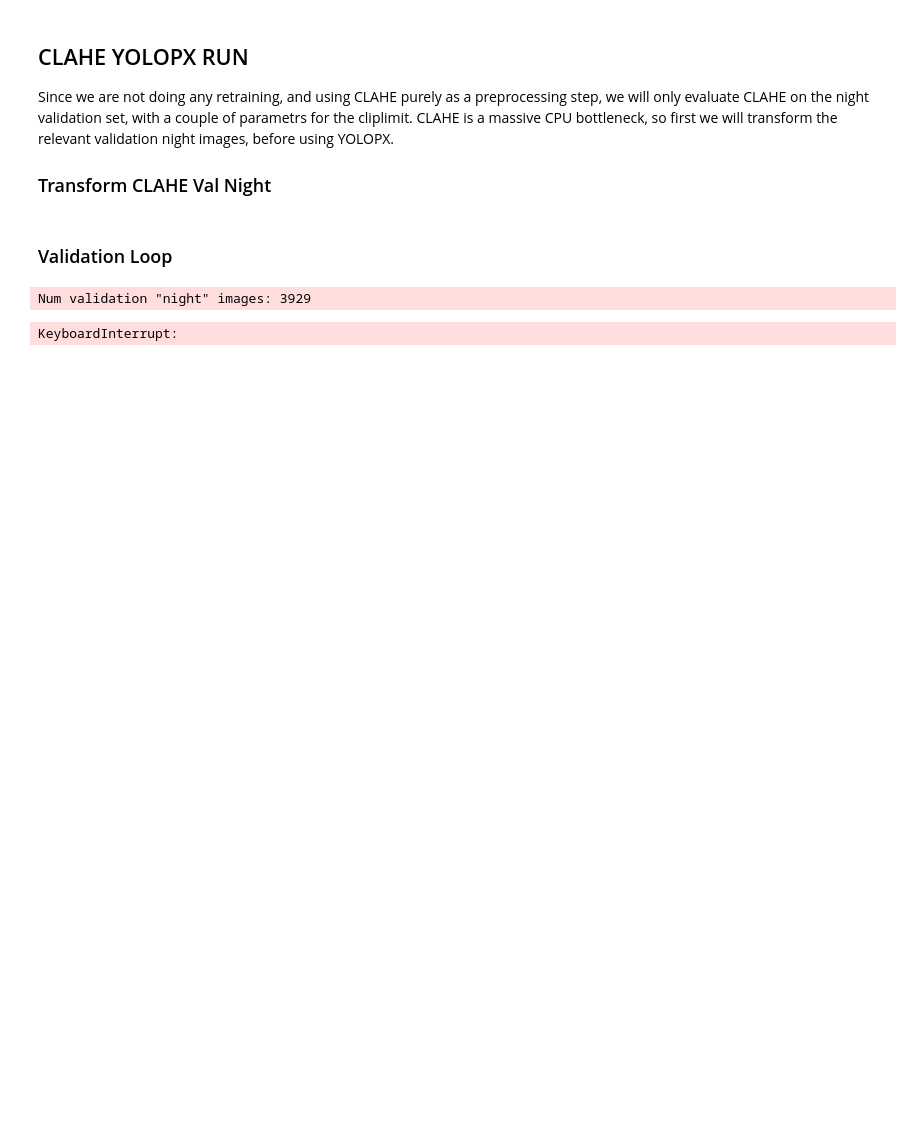
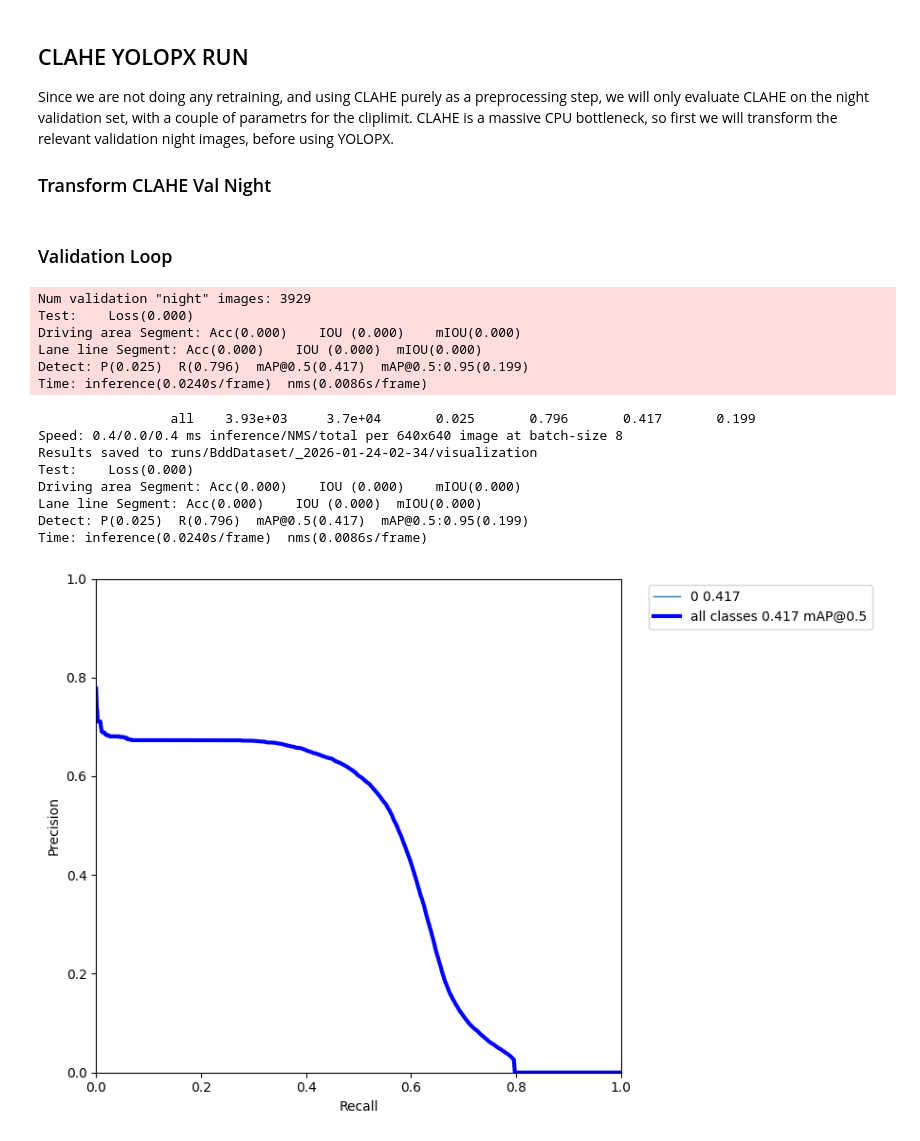
Before and after one commit to jsluijter02/LightSB_YOLO, a Jupyter notebook: notebooks/2_CLAHE_baseline.ipynb, the cells around one changed output. Drawn from its saved outputs; the diff is of its cells as text; code cells hidden in the pictures; blank space fills up the shorter version.

```diff
--- a/notebooks/2_CLAHE_baseline.ipynb
+++ b/notebooks/2_CLAHE_baseline.ipynb
@@ -218,8 +220,23 @@ os.makedirs(CLAHE_path, exist_ok=True)
 # %% [markdown]
 ### Validation Loop
 # %%
-model.set_image_path("CLAHE_images/clip_limit_1")
+model.config.defrost()
+model.set_image_path("CLAHE_images/clip_limit_2")
+model.config.freeze()
 model.validate('night')
 # %% [output]
 Num validation "night" images: 3929
+Test:    Loss(0.000)
+Driving area Segment: Acc(0.000)    IOU (0.000)    mIOU(0.000)
+Lane line Segment: Acc(0.000)    IOU (0.000)  mIOU(0.000)
+Detect: P(0.025)  R(0.796)  mAP@0.5(0.417)  mAP@0.5:0.95(0.199)
+Time: inference(0.0240s/frame)  nms(0.0086s/frame)
-KeyboardInterrupt:
+                 all    3.93e+03     3.7e+04       0.025       0.796       0.417       0.199
+Speed: 0.4/0.0/0.4 ms inference/NMS/total per 640x640 image at batch-size 8
+Results saved to runs/BddDataset/_2026-01-24-02-34/visualization
+Test:    Loss(0.000)
+Driving area Segment: Acc(0.000)    IOU (0.000)    mIOU(0.000)
+Lane line Segment: Acc(0.000)    IOU (0.000)  mIOU(0.000)
+Detect: P(0.025)  R(0.796)  mAP@0.5(0.417)  mAP@0.5:0.95(0.199)
+Time: inference(0.0240s/frame)  nms(0.0086s/frame)
+[figure, added]
```
Also changed, not shown: parts of 5 cells of this notebook, 5 other files.
